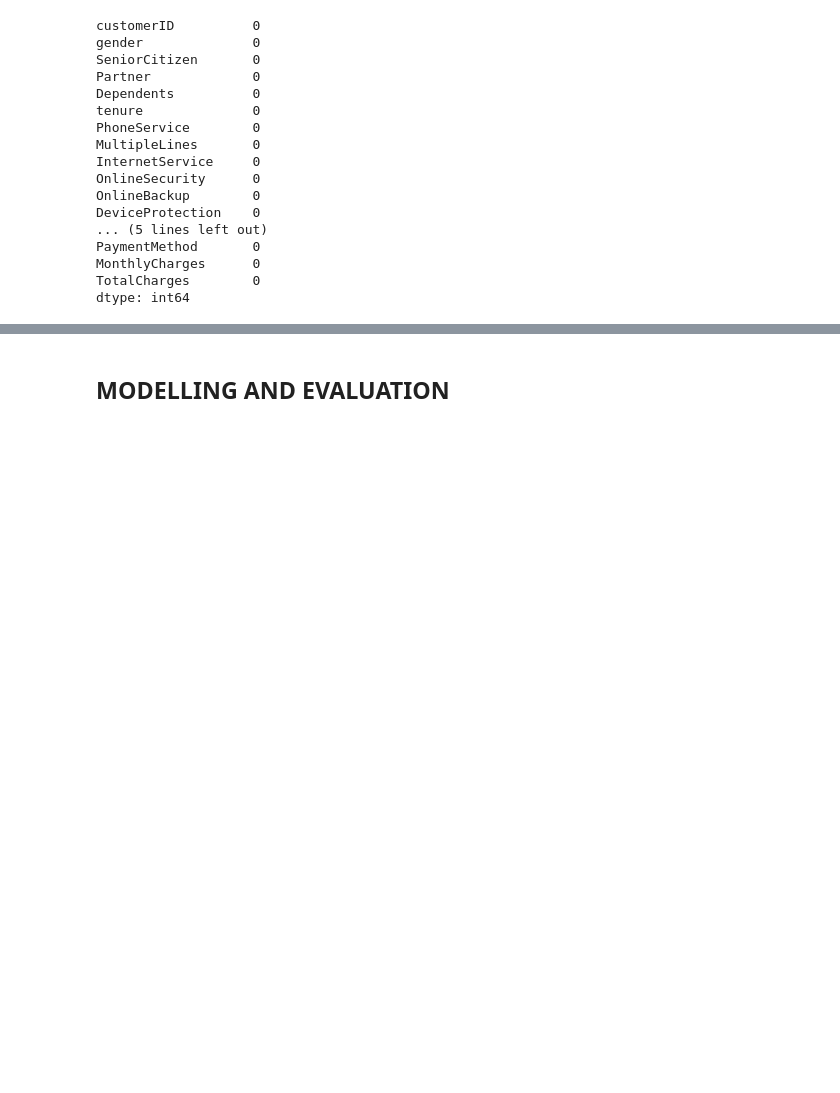
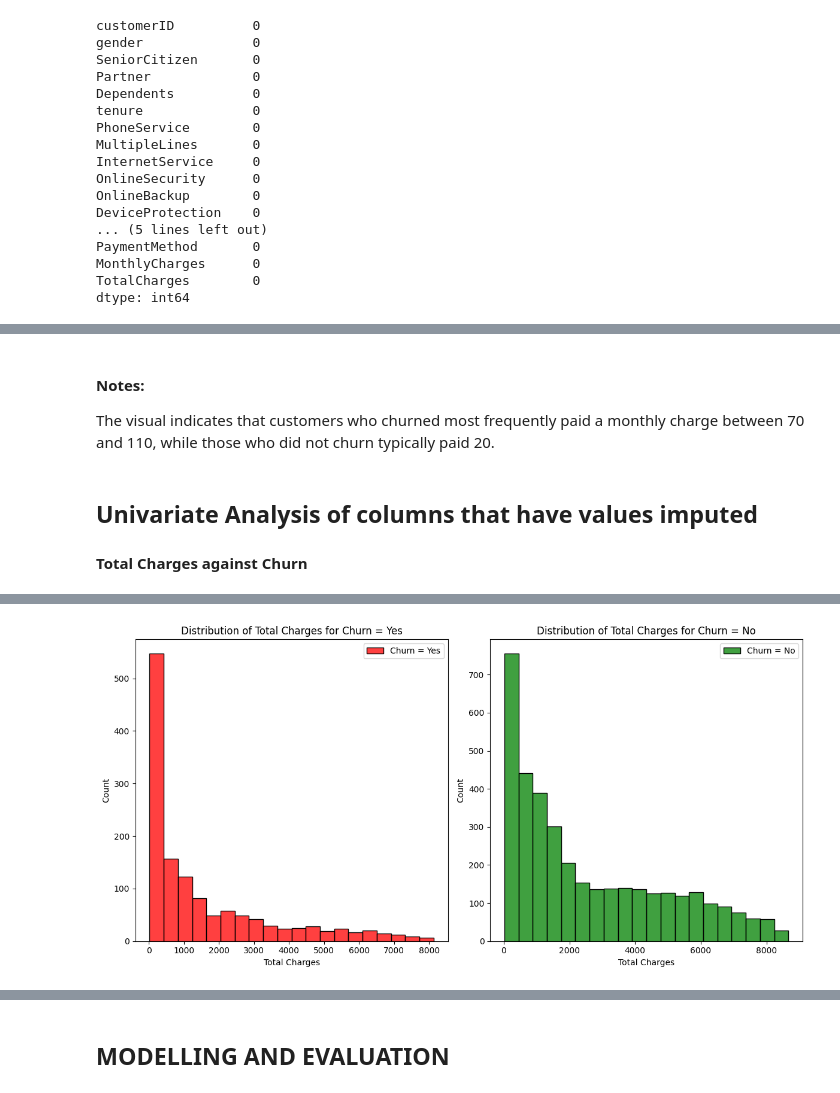
Before and after one commit to Wisdom-EdemD-rah/Customer-Churn-Prediction-and-Analysis, a Jupyter notebook: notebooks/main.ipynb, the cells around one changed output, grey strips where cells are left out. Cells and saved outputs as stored; diff of their text form; code cells hidden in the pictures; blank space fills up the shorter version.

```diff
--- a/notebooks/main.ipynb
+++ b/notebooks/main.ipynb
@@ -1432,0 +1526,39 @@ dtype: int64
+# %% [markdown]
+#### **Notes:**
+The visual indicates that customers who churned most frequently paid a monthly charge between 70 and 110, while those who did not churn typically paid 20.
+# %% [markdown]
+## **Univariate Analysis of columns that have values imputed**
+
+#### **Total Charges against Churn**
+# %%
+#Create a histogram
+fig = px.histogram(df_merged, x="TotalCharges", color="Churn", nbins=20,
+                   title="Distribution of Total Charges by Churn",
+                   labels={"TotalCharges": "Total Charges", "Churn": "Churn"})
+#Display the plot
+fig.show()
+
+#Create subplots
+fig, axes = plt.subplots(1, 2, figsize=(12, 6))
+
+#Create histograms for Churn = Yes and Churn = No
+sns.histplot(data=df_merged[df_merged["Churn"] == "Yes"], x="TotalCharges", bins=20, ax=axes[0], color="red", label="Churn = Yes")
+sns.histplot(data=df_merged[df_merged["Churn"] == "No"], x="TotalCharges", bins=20, ax=axes[1], color="green", label="Churn = No")
+
+#Add labels and title to each subplot
+axes[0].set_xlabel("Total Charges")
+axes[0].set_ylabel("Count")
+axes[0].set_title("Distribution of Total Charges for Churn = Yes")
+axes[0].legend()
+
+axes[1].set_xlabel("Total Charges")
+axes[1].set_ylabel("Count")
+axes[1].set_title("Distribution of Total Charges for Churn = No")
+axes[1].legend()
+
+#Adjust layout
+plt.tight_layout()
+
+#Show the plot
+plt.show()
+# %% [output]
@@ -1432,0 +1566 @@ dtype: int64
+[figure, added]
```
Also changed, not shown: parts of 50 cells of this notebook.
